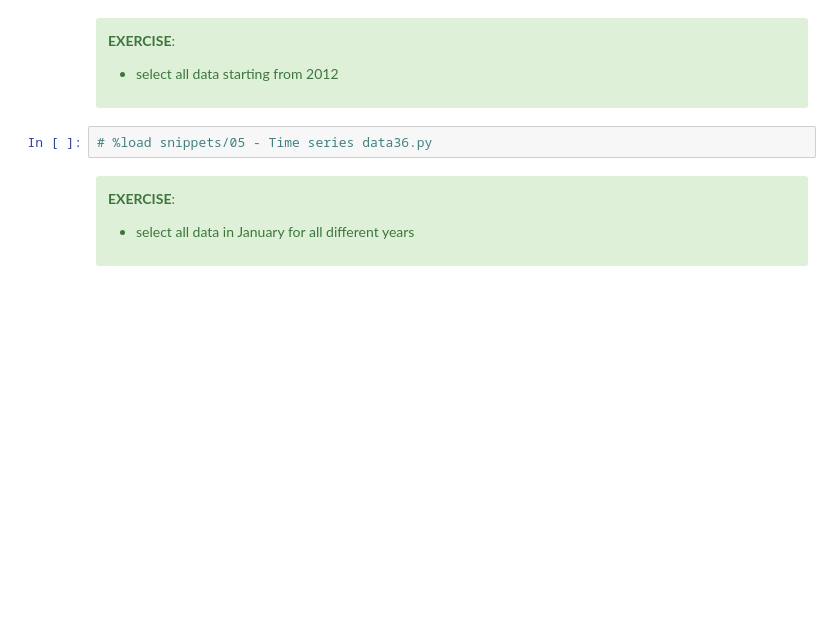
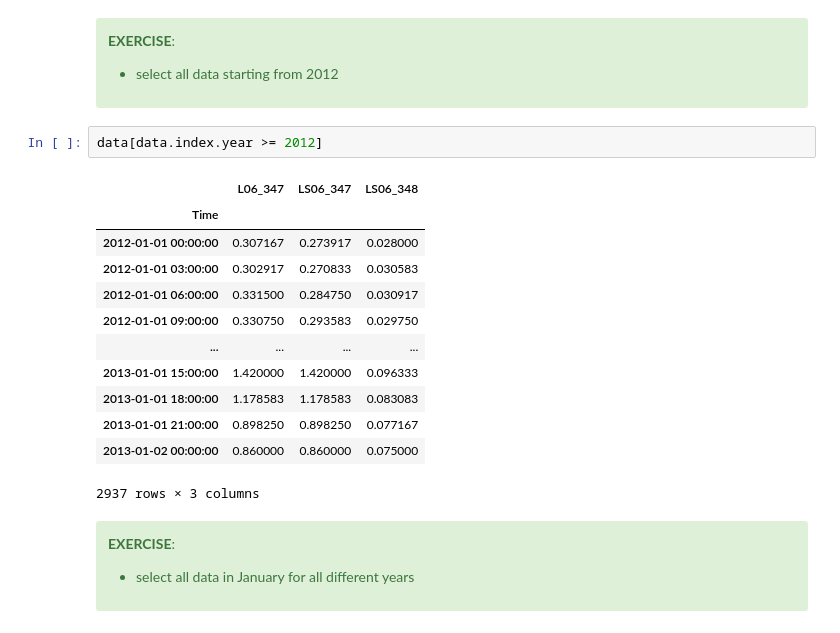
Before and after one commit to dheephiga/python-wgs, a Jupyter notebook: numpy_pandas/3_Time_series_data.ipynb, the cells around one changed output. Saved outputs shown, nothing was run; the diff lists cells and outputs as text; blank space fills up the shorter version.

Commit message:
modified:   numpy_pandas/3_Time_series_data.ipynb 	new file:   numpy_pandas/flowdata.csv

```diff
--- a/numpy_pandas/3_Time_series_data.ipynb
+++ b/numpy_pandas/3_Time_series_data.ipynb
@@ -207,8 +230,21 @@ data['2012-01':'2012-03']
   <li>select all data starting from 2012</li>
 </ul>
 </div>
-# %%
-# %load snippets/05 - Time series data36.py
+# %%
+data[data.index.year >= 2012]
+# %% [output]
+|  | L06_347 | LS06_347 | LS06_348 |
+| Time |  |  |  |
+| 2012-01-01 00:00:00 | 0.307167 | 0.273917 | 0.028000 |
+| 2012-01-01 03:00:00 | 0.302917 | 0.270833 | 0.030583 |
+| 2012-01-01 06:00:00 | 0.331500 | 0.284750 | 0.030917 |
+| 2012-01-01 09:00:00 | 0.330750 | 0.293583 | 0.029750 |
+| ... | ... | ... | ... |
+| 2013-01-01 15:00:00 | 1.420000 | 1.420000 | 0.096333 |
+| 2013-01-01 18:00:00 | 1.178583 | 1.178583 | 0.083083 |
+| 2013-01-01 21:00:00 | 0.898250 | 0.898250 | 0.077167 |
+| 2013-01-02 00:00:00 | 0.860000 | 0.860000 | 0.075000 |
+2937 rows × 3 columns
 # %% [markdown]
 <div class="alert alert-success">
 
```
Also changed, not shown: parts of 4 cells of this notebook, 1 other file.
